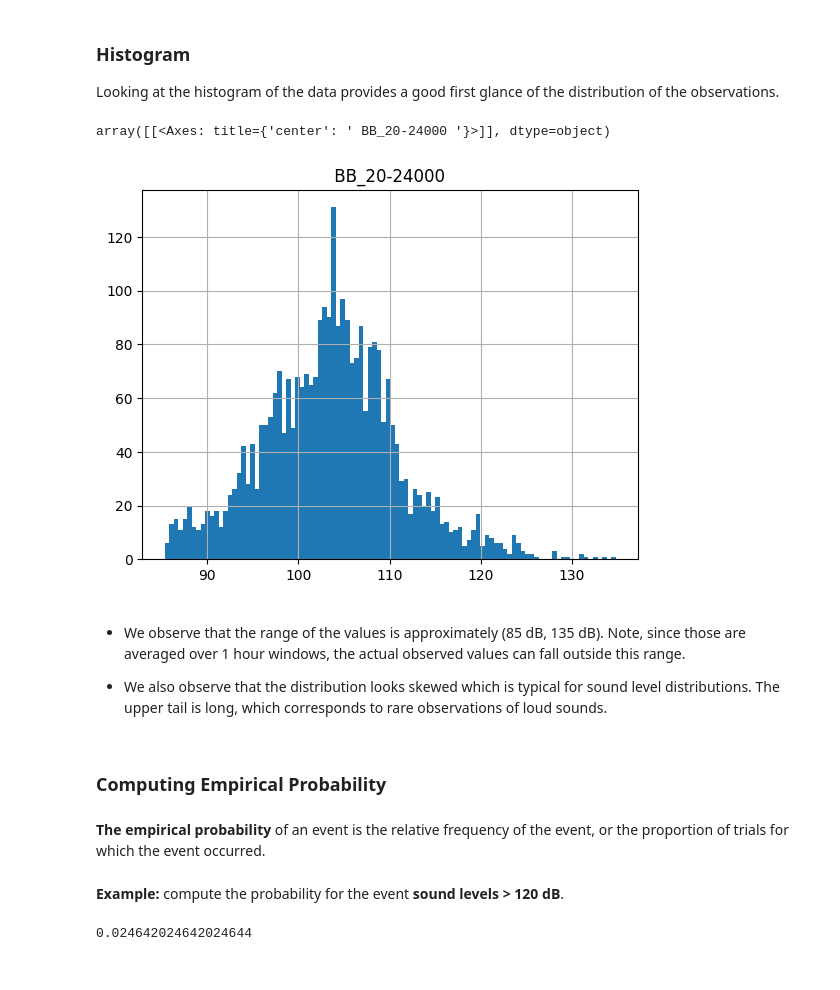
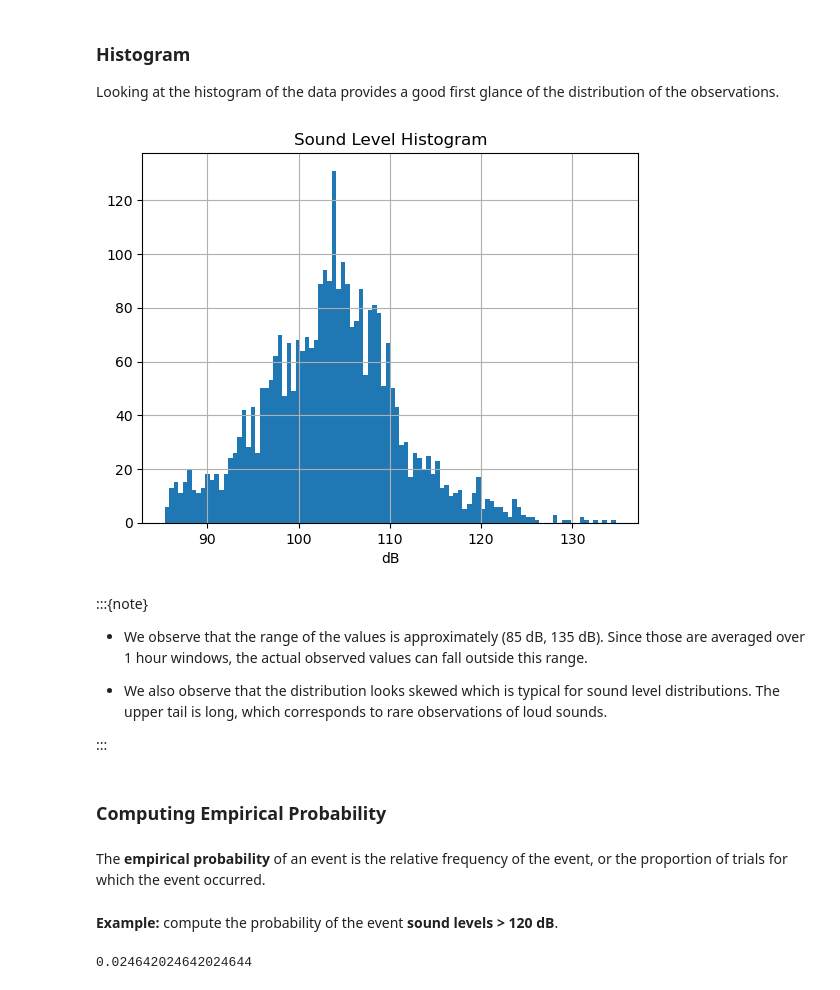
Before and after one commit to leewujung/fundamentals, a Jupyter notebook: boat_tutorials/primers/stats_02_sound_level_distribution.ipynb, the cells around one changed output. Drawn from its saved outputs; the diff is of its cells as text; code cells hidden in the pictures.

```diff
--- a/boat_tutorials/primers/stats_02_sound_level_distribution.ipynb
+++ b/boat_tutorials/primers/stats_02_sound_level_distribution.ipynb
@@ -24,19 +30,24 @@ sound_levels.describe()
 ### Histogram
 
 Looking at the histogram of the data provides a good first glance of the distribution of the observations.
-# %%
-sound_levels.hist(bins=100)
-# %% [output]
-array([[<Axes: title={'center': ' BB_20-24000 '}>]], dtype=object)
-[figure, removed]
+# %%
+h = sound_levels.hist(bins=100)
+plt.xlabel("dB")
+_ = plt.title("Sound Level Histogram")
+# %% [output]
+[figure, added]
 # %% [markdown]
-* We observe that the range of the values is approximately (85 dB, 135 dB). Note, since those are averaged over 1 hour windows, the actual observed values can fall outside this range.
+:::{note}
+
+* We observe that the range of the values is approximately (85 dB, 135 dB). Since those are averaged over 1 hour windows, the actual observed values can fall outside this range.
 
 * We also observe that the distribution looks skewed which is typical for sound level distributions. The upper tail is long, which corresponds to rare observations of loud sounds.
+
+:::
 # %% [markdown]
 ### Computing Empirical Probability
 # %% [markdown]
-**The empirical probability** of an event is the relative frequency of the event, or the proportion of trials for which the event occurred.
+The **empirical probability** of an event is the relative frequency of the event, or the proportion of trials for which the event occurred.
 # %% [markdown]
-**Example:** compute the probability for the event **sound levels > 120 dB**.
+**Example:** compute the probability of the event **sound levels > 120 dB**.
 # %%
```
Also changed, not shown: parts of 6 cells of this notebook, 5 other files.
